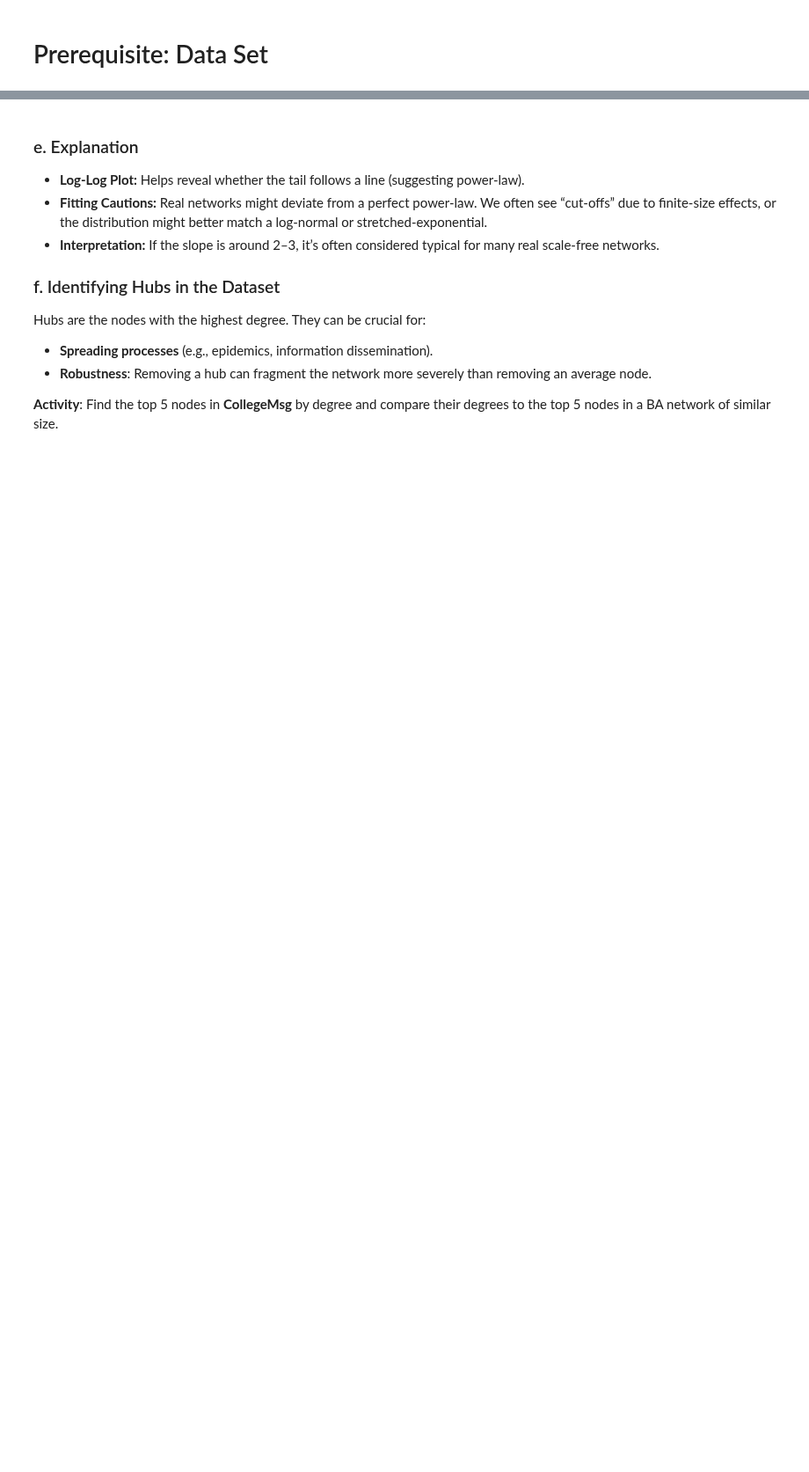
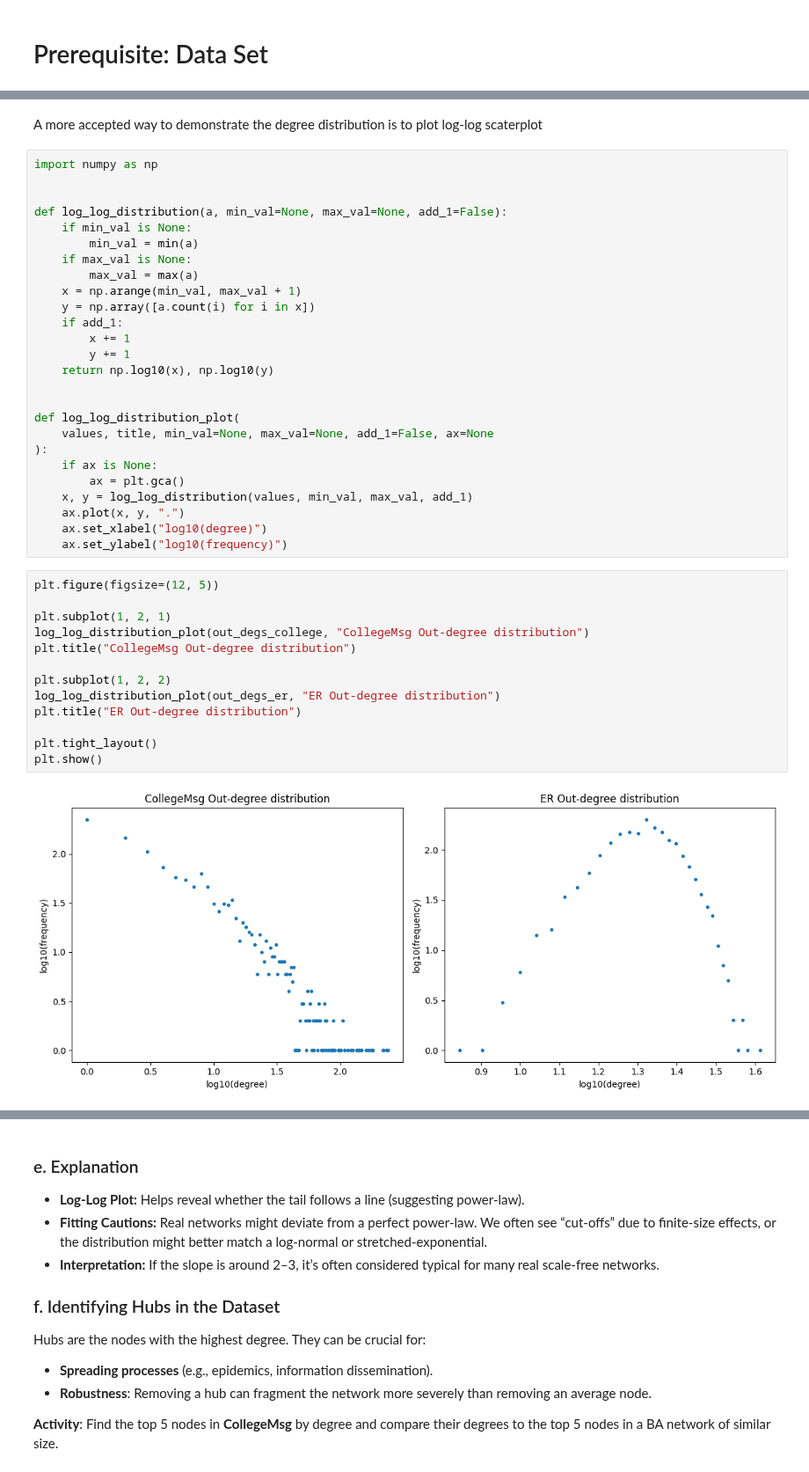
Before and after one commit to bgbg/ML-on-Graphs, a Jupyter notebook: 5_Network_Formation_Models.ipynb, the cells around one changed output, grey strips where cells are left out. Shown at 88% size. Saved outputs shown, nothing was run; the diff lists cells and outputs as text; blank space fills up the shorter version.

```diff
--- a/5_Network_Formation_Models.ipynb
+++ b/5_Network_Formation_Models.ipynb
@@ -1253,0 +278,43 @@ Estimated power-law exponent alpha (rough): -1.544754261690908
+# %% [markdown]
+A more accepted way to demonstrate the degree distribution is to plot log-log scaterplot
+# %%
+import numpy as np
+
+
+def log_log_distribution(a, min_val=None, max_val=None, add_1=False):
+    if min_val is None:
+        min_val = min(a)
+    if max_val is None:
+        max_val = max(a)
+    x = np.arange(min_val, max_val + 1)
+    y = np.array([a.count(i) for i in x])
+    if add_1:
+        x += 1
+        y += 1
+    return np.log10(x), np.log10(y)
+
+
+def log_log_distribution_plot(
+    values, title, min_val=None, max_val=None, add_1=False, ax=None
+):
+    if ax is None:
+        ax = plt.gca()
+    x, y = log_log_distribution(values, min_val, max_val, add_1)
+    ax.plot(x, y, ".")
+    ax.set_xlabel("log10(degree)")
+    ax.set_ylabel("log10(frequency)")
+# %%
+plt.figure(figsize=(12, 5))
+
+plt.subplot(1, 2, 1)
+log_log_distribution_plot(out_degs_college, "CollegeMsg Out-degree distribution")
+plt.title("CollegeMsg Out-degree distribution")
+
+plt.subplot(1, 2, 2)
+log_log_distribution_plot(out_degs_er, "ER Out-degree distribution")
+plt.title("ER Out-degree distribution")
+
+plt.tight_layout()
+plt.show()
+# %% [output]
+[figure, added]
```
Also changed, not shown: parts of 99 cells of this notebook, 1 other file.
